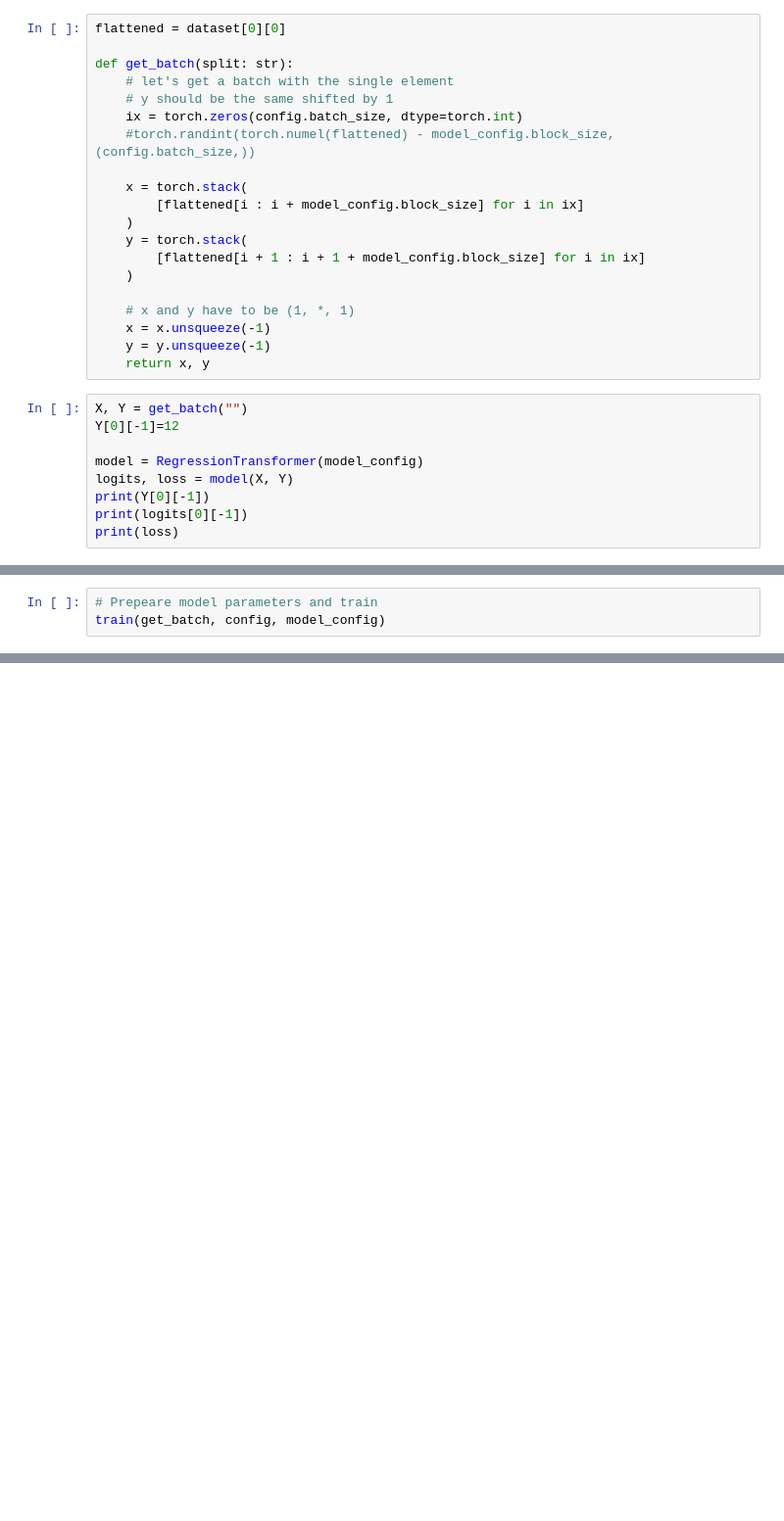
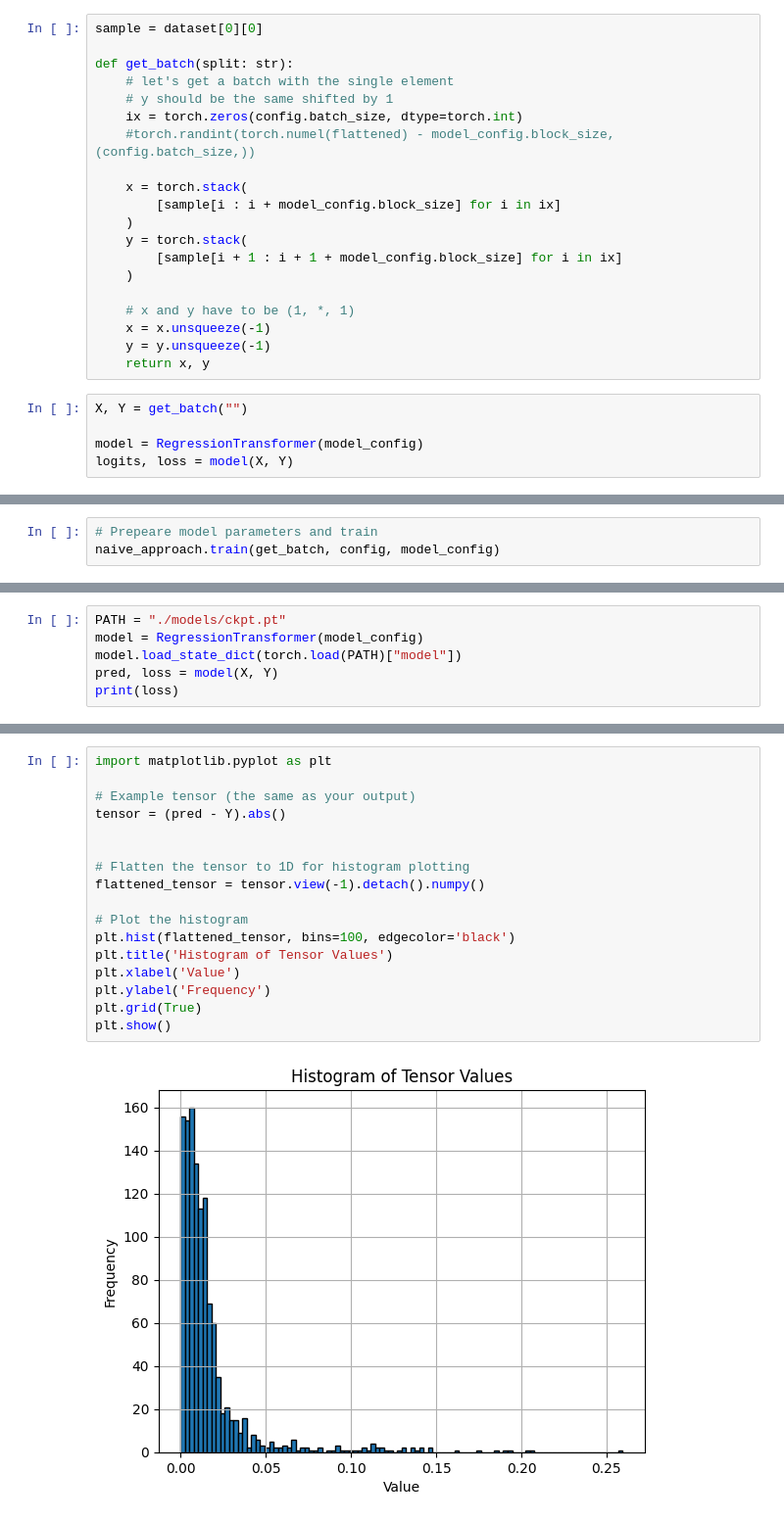
Before and after one commit to nef-gpt/adl4cv, a Jupyter notebook: naive_approach.ipynb, the cells around one changed output, grey strips where cells are left out. Shown: that part at 98% size. Saved outputs shown, nothing was run; the diff lists cells and outputs as text; blank space fills up the shorter version.

```diff
--- a/naive_approach.ipynb
+++ b/naive_approach.ipynb
@@ -56,5 +60,5 @@ OrderedDict({'seq.0.weight': tensor([[-0.0021,  0.0267],
 # %%
-flattened = dataset[0][0]
+sample = dataset[0][0]
 
 def get_batch(split: str):
     # let's get a batch with the single element
@@ -63,10 +67,10 @@ def get_batch(split: str):
     #torch.randint(torch.numel(flattened) - model_config.block_size, (config.batch_size,))
 
     x = torch.stack(
-        [flattened[i : i + model_config.block_size] for i in ix]
+        [sample[i : i + model_config.block_size] for i in ix]
     )
     y = torch.stack(
-        [flattened[i + 1 : i + 1 + model_config.block_size] for i in ix]
+        [sample[i + 1 : i + 1 + model_config.block_size] for i in ix]
     )
 
     # x and y have to be (1, *, 1)
@@ -75,10 +79,6 @@ def get_batch(split: str):
     return x, y
 # %%
 X, Y = get_batch("")
-Y[0][-1]=12
 
 model = RegressionTransformer(model_config)
 logits, loss = model(X, Y)
-print(Y[0][-1])
-print(logits[0][-1])
-print(loss)
@@ -93,5 +85,5 @@ tensor([-0.0001], grad_fn=<SelectBackward0>)
 # %%
 # Prepeare model parameters and train
-train(get_batch, config, model_config)
+naive_approach.train(get_batch, config, model_config)
 # %% [output]
 Initializing a new model from scratch
@@ -142,0 +115,6 @@ saving checkpoint to models
+# %%
+PATH = "./models/ckpt.pt"
+model = RegressionTransformer(model_config)
+model.load_state_dict(torch.load(PATH)["model"])
+pred, loss = model(X, Y)
+print(loss)
@@ -142,0 +123,19 @@ saving checkpoint to models
+# %%
+import matplotlib.pyplot as plt
+
+# Example tensor (the same as your output)
+tensor = (pred - Y).abs()
+
+
+# Flatten the tensor to 1D for histogram plotting
+flattened_tensor = tensor.view(-1).detach().numpy()
+
+# Plot the histogram
+plt.hist(flattened_tensor, bins=100, edgecolor='black')
+plt.title('Histogram of Tensor Values')
+plt.xlabel('Value')
+plt.ylabel('Frequency')
+plt.grid(True)
+plt.show()
+# %% [output]
+[figure, added]
```
Also changed, not shown: parts of 14 cells of this notebook, 2 other files.
